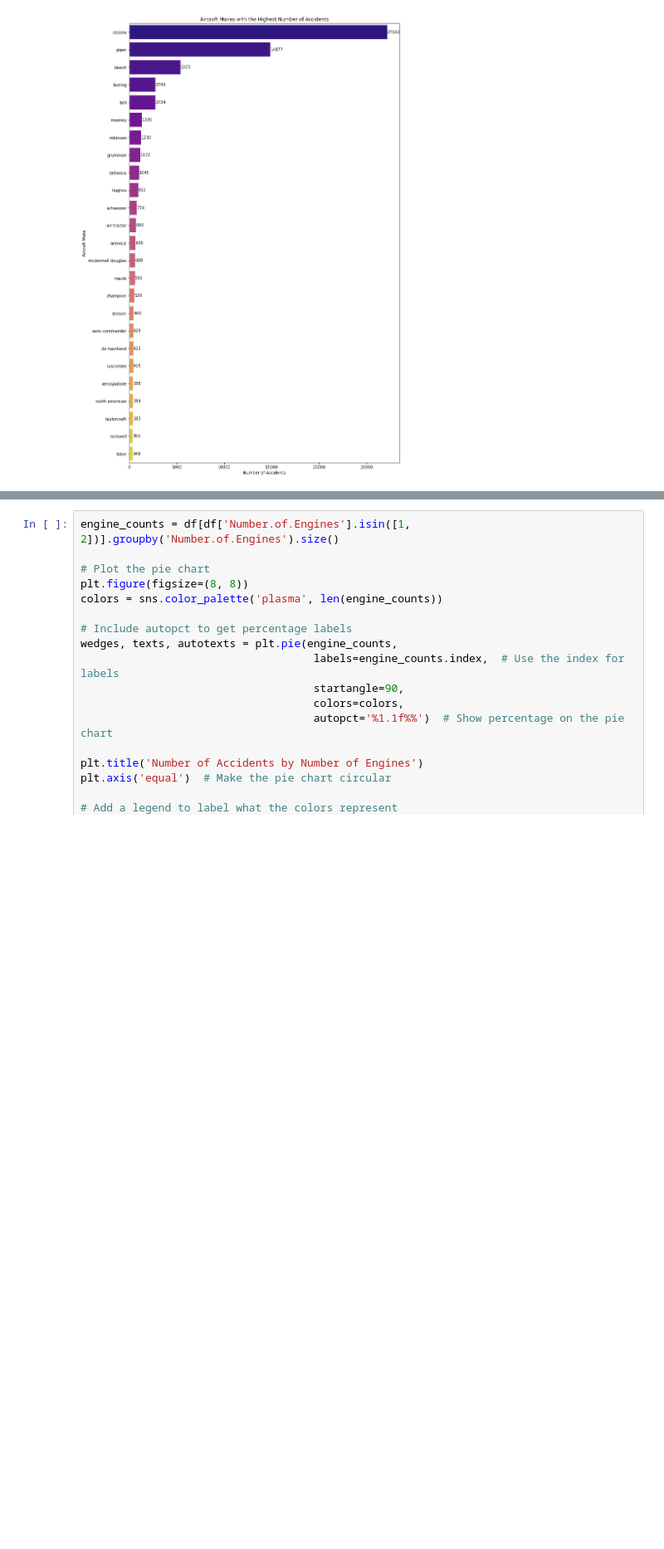
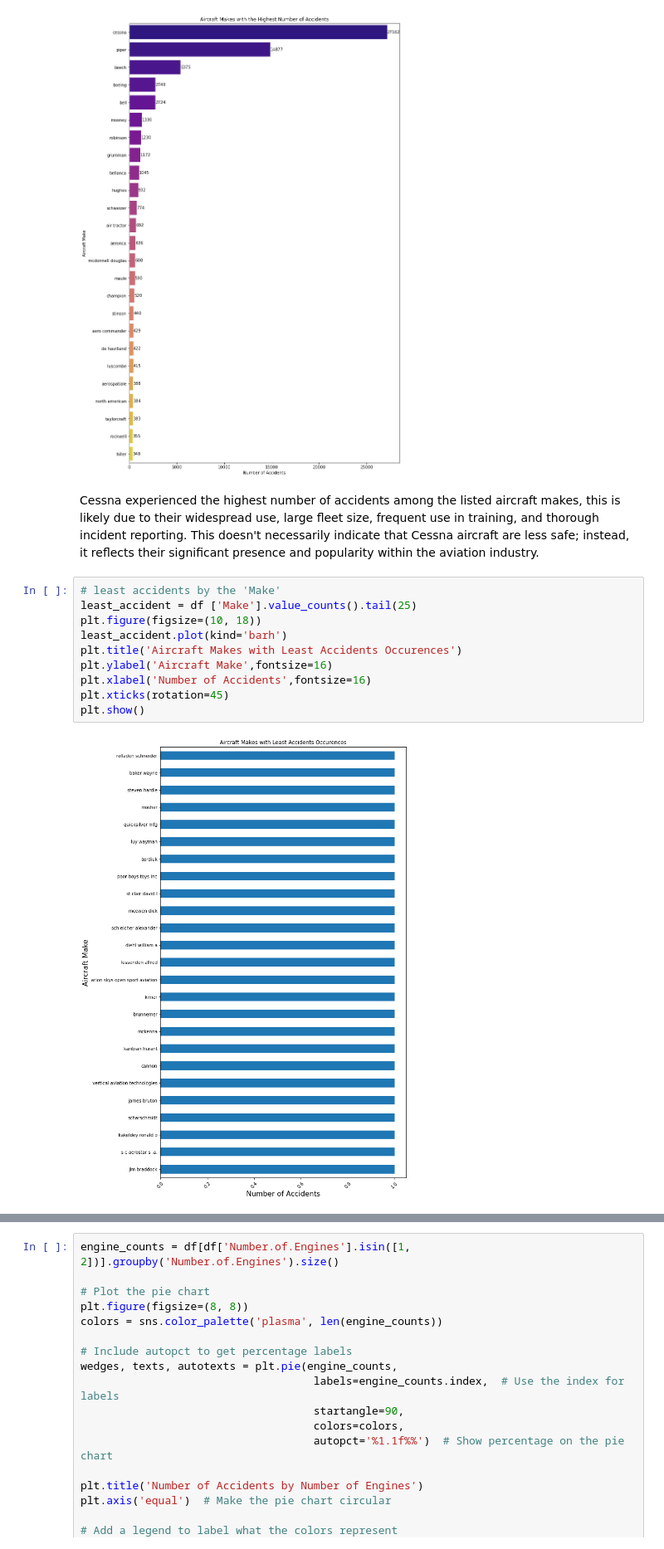
Before and after one commit to lorna-creator/my_projectP1, a Jupyter notebook: Project_1.ipynb, the cells around one changed output, grey strips where cells are left out. Shown: that part at 83% size. Saved outputs shown, nothing was run; the diff lists cells and outputs as text; blank space fills up the shorter version.

```diff
--- a/Project_1.ipynb
+++ b/Project_1.ipynb
@@ -552,3 +609,17 @@ plt.ylabel('Aircraft Make')
 plt.show()
 # %% [output]
 [figure]
+# %% [markdown]
+Cessna experienced the highest number of accidents among the listed aircraft makes, this is likely due to their widespread use, large fleet size, frequent use in training, and thorough incident reporting. This doesn't necessarily indicate that Cessna aircraft are less safe; instead, it reflects their significant presence and popularity within the aviation industry.
+# %%
+# least accidents by the 'Make'
+least_accident = df ['Make'].value_counts().tail(25)
+plt.figure(figsize=(10, 18))
+least_accident.plot(kind='barh')
+plt.title('Aircraft Makes with Least Accidents Occurences')
+plt.ylabel('Aircraft Make',fontsize=16)
+plt.xlabel('Number of Accidents',fontsize=16)
+plt.xticks(rotation=45)
+plt.show()
+# %% [output]
+[figure, added]
```
Also changed, not shown: parts of 35 cells of this notebook, 12 other files.
